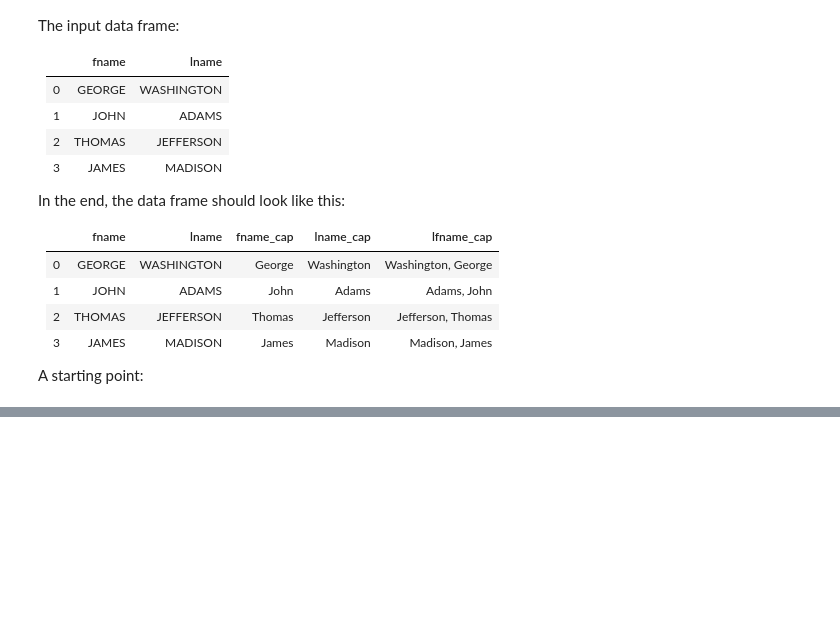
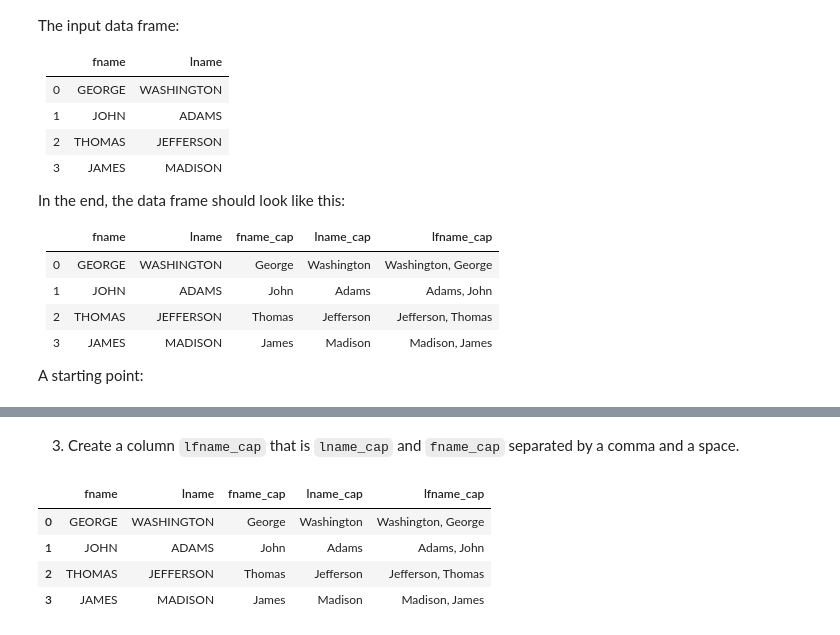
Before and after one commit to cnmi-ds-22/efitznm___Data-Science-Portfolio-C22, a Jupyter notebook: Modules/Module_4_Tree_Based_Methods/Lectures/412-Lambdas.end.ipynb, the cells around one changed output, grey strips where cells are left out. Cells and saved outputs as stored; diff of their text form; code cells hidden in the pictures; blank space fills up the shorter version.

```diff
--- a/Modules/Module_4_Tree_Based_Methods/Lectures/412-Lambdas.end.ipynb
+++ b/Modules/Module_4_Tree_Based_Methods/Lectures/412-Lambdas.end.ipynb
@@ -218,2 +316,4 @@ df
 # %%
 # Solution 1
+df['fname_cap'] = df['fname'].apply(lambda name: name.capitalize())
+df
@@ -220,2 +328,4 @@ df
 # %%
 # Solution 2
+df['lname_cap'] = df['lname'].apply(lambda name: name.capitalize())
+df
@@ -222,2 +338,12 @@ df
+# %% [markdown]
+3. Create a column `lfname_cap` that is `lname_cap` and `fname_cap` separated by a comma and a space.
 # %%
 # Solution 3
+df['lfname_cap'] = df.apply(lambda row: f"{row['lname_cap']}, {row['fname_cap']}", axis=1)
+df
+# %% [output]
+|  | fname | lname | fname_cap | lname_cap | lfname_cap |
+| 0 | GEORGE | WASHINGTON | George | Washington | Washington, George |
+| 1 | JOHN | ADAMS | John | Adams | Adams, John |
+| 2 | THOMAS | JEFFERSON | Thomas | Jefferson | Jefferson, Thomas |
+| 3 | JAMES | MADISON | James | Madison | Madison, James |
```
Also changed, not shown: parts of 35 cells of this notebook.
